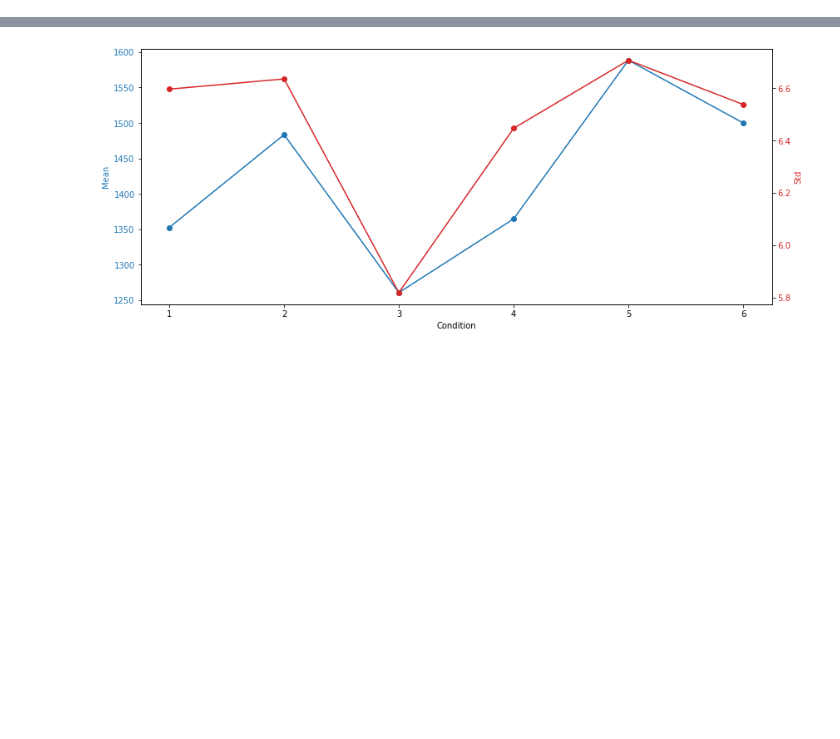
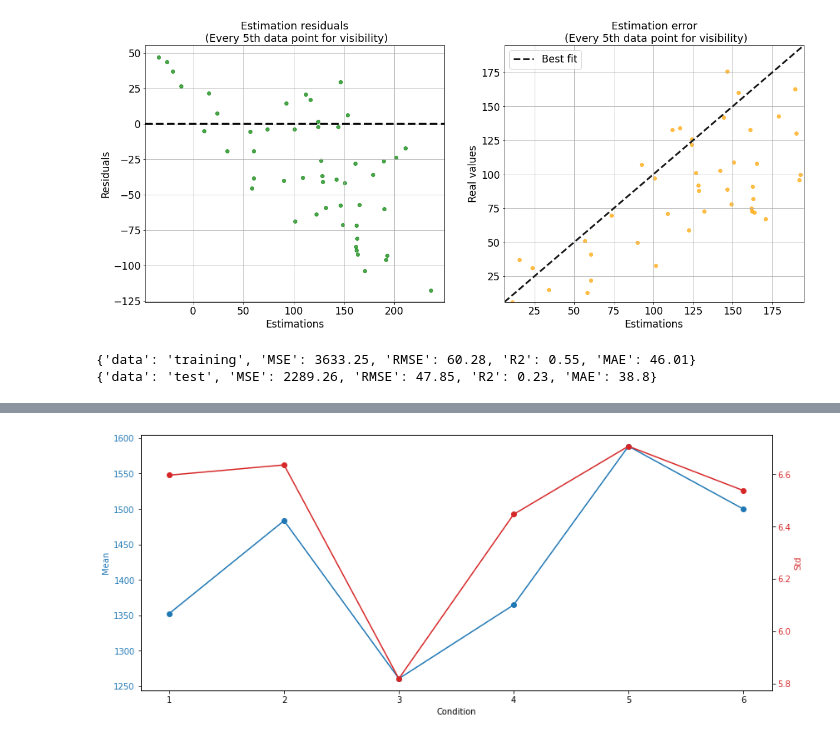
Before and after one commit to TomislavZupanovic/AWSBlackBelt-Capstone, a Jupyter notebook: EDA_notebooks/initial_phase.ipynb, the cells around one changed output, grey strips where cells are left out. Drawn from its saved outputs; the diff is of its cells as text; code cells hidden in the pictures; blank space fills up the shorter version.

Commit message:
Added baseline model and residual plotting and metrics

```diff
--- a/EDA_notebooks/initial_phase.ipynb
+++ b/EDA_notebooks/initial_phase.ipynb
@@ -155,6 +260,14 @@ def plot_condition_stats(conditioned_stats: pd.DataFrame, sensor: str) -> None:
 # %%
-raw_data = load_raw_data('train_FD004.txt')
+raw_data, test_data, test_target = load_raw_data('train_FD004.txt')
 data = create_target(raw_data)
 data = round_conditions(data)
+test_data = round_conditions(test_data)
 standardized_data = standardize(data)
 conditioned_stats = get_condition_stats(data)
+smoothed_data = smooth_data(standardized_data, window=10)
+# %%
+model, train_metrics, test_metrics = train_baseline(data, test_data, test_target)
+# %% [output]
+[figure, added]
+{'data': 'training', 'MSE': 3633.25, 'RMSE': 60.28, 'R2': 0.55, 'MAE': 46.01}
+{'data': 'test', 'MSE': 2289.26, 'RMSE': 47.85, 'R2': 0.23, 'MAE': 38.8}
```
Also changed, not shown: parts of 5 cells of this notebook, 1 other file.
